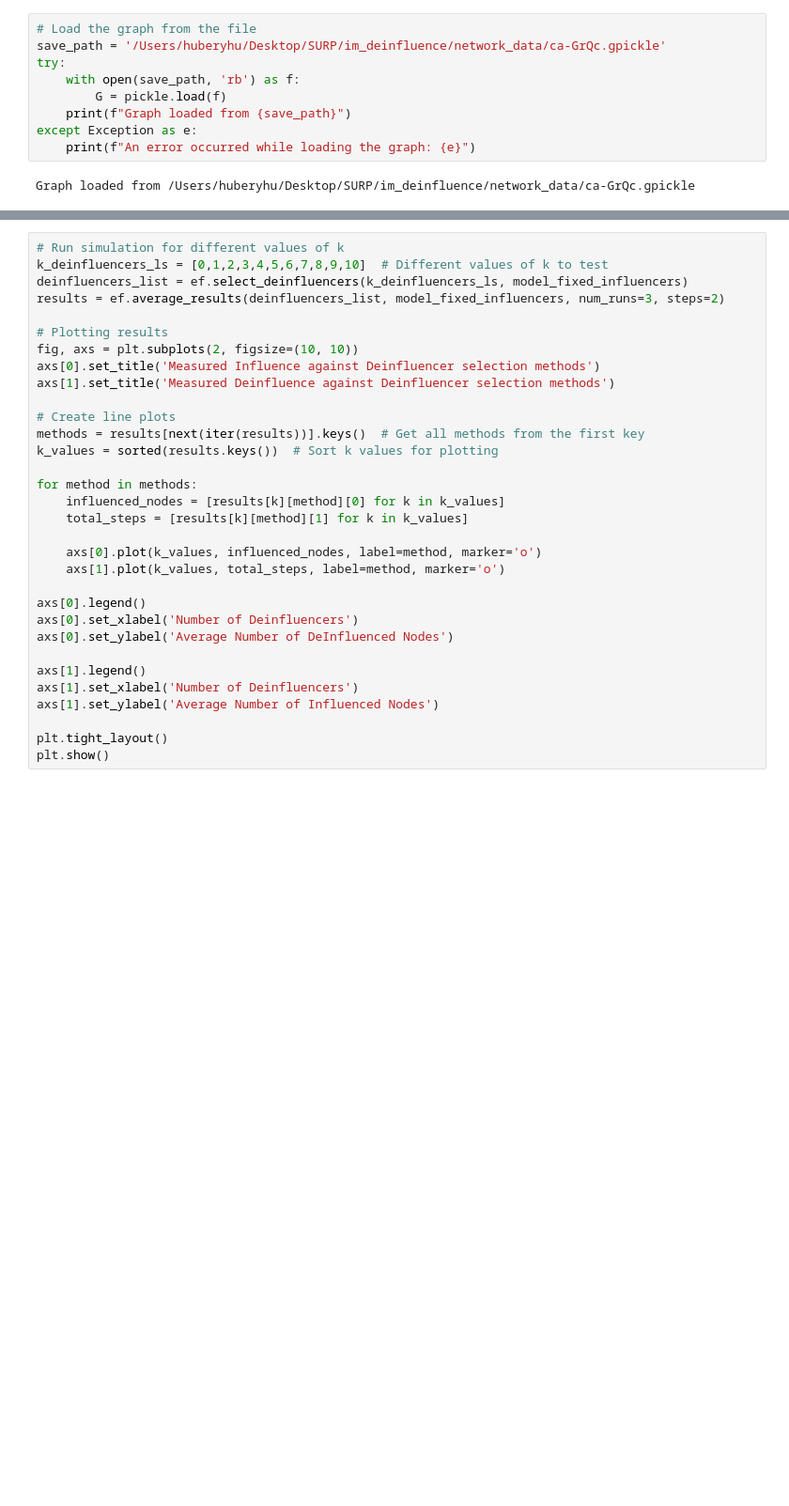
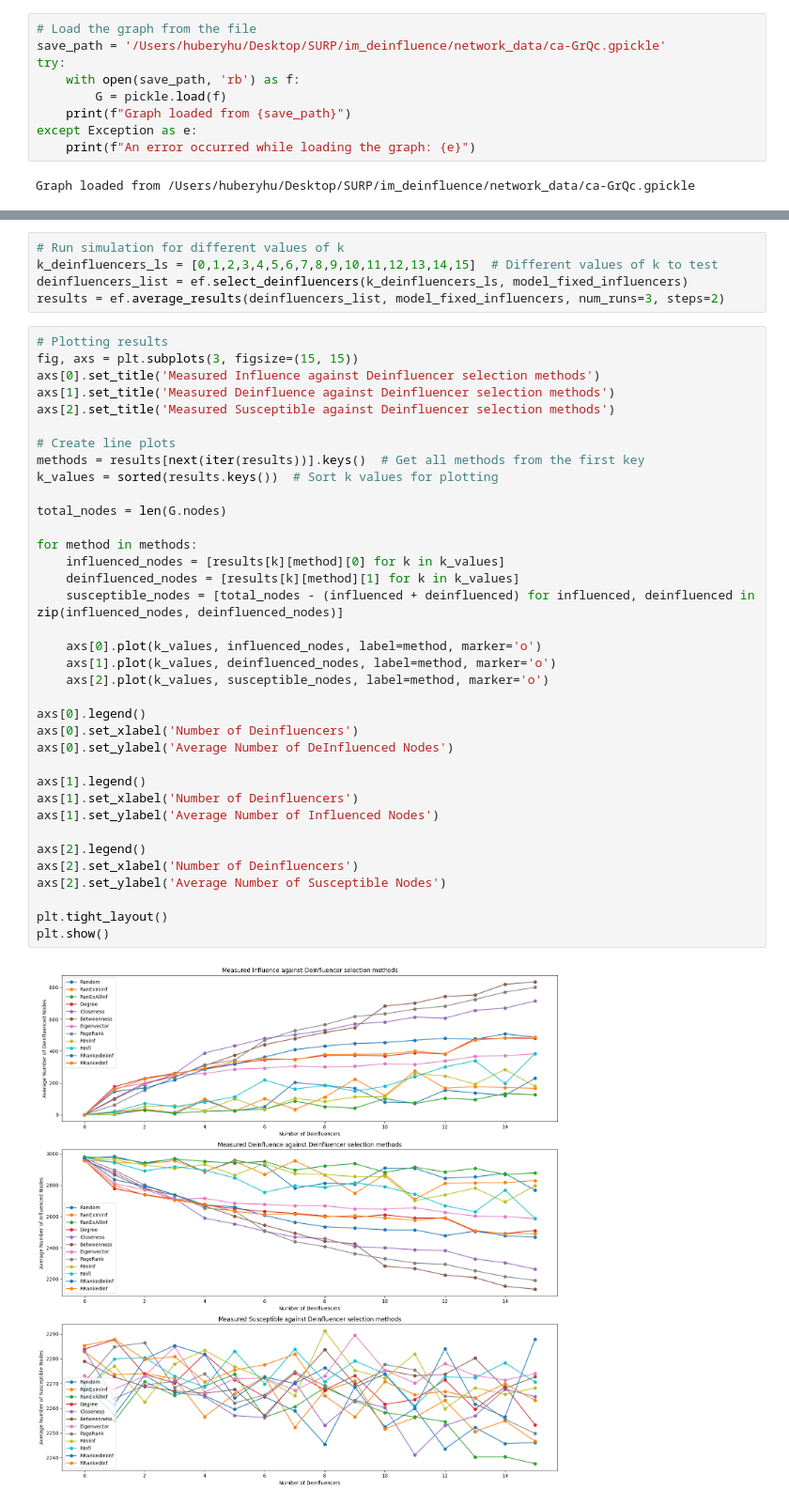
Before and after one commit to huberyhub/im_deinfluence, a Jupyter notebook: 5.6.1.ipynb, the cells around one changed output, grey strips where cells are left out. Shown at 94% size. Drawn from its saved outputs; the diff is of its cells as text; blank space fills up the shorter version.

```diff
--- a/5.6.1.ipynb
+++ b/5.6.1.ipynb
@@ -46,32 +46,43 @@ influencer {15616, 1025, 13060, 8711, 3209, 7689, 20489, 13712, 8854, 21404, 399
+# %%
+# Run simulation for different values of k
+k_deinfluencers_ls = [0,1,2,3,4,5,6,7,8,9,10,11,12,13,14,15]  # Different values of k to test
+deinfluencers_list = ef.select_deinfluencers(k_deinfluencers_ls, model_fixed_influencers)
+results = ef.average_results(deinfluencers_list, model_fixed_influencers, num_runs=3, steps=2)
 # %%
-# Run simulation for different values of k
-k_deinfluencers_ls = [0,1,2,3,4,5,6,7,8,9,10]  # Different values of k to test
-deinfluencers_list = ef.select_deinfluencers(k_deinfluencers_ls, model_fixed_influencers)
-results = ef.average_results(deinfluencers_list, model_fixed_influencers, num_runs=3, steps=2)
-
 # Plotting results
-fig, axs = plt.subplots(2, figsize=(10, 10))
+fig, axs = plt.subplots(3, figsize=(15, 15))
 axs[0].set_title('Measured Influence against Deinfluencer selection methods')
 axs[1].set_title('Measured Deinfluence against Deinfluencer selection methods')
+axs[2].set_title('Measured Susceptible against Deinfluencer selection methods')
 
 # Create line plots
 methods = results[next(iter(results))].keys()  # Get all methods from the first key
 k_values = sorted(results.keys())  # Sort k values for plotting
 
+total_nodes = len(G.nodes)
+
 for method in methods:
     influenced_nodes = [results[k][method][0] for k in k_values]
-    total_steps = [results[k][method][1] for k in k_values]
+    deinfluenced_nodes = [results[k][method][1] for k in k_values]
+    susceptible_nodes = [total_nodes - (influenced + deinfluenced) for influenced, deinfluenced in zip(influenced_nodes, deinfluenced_nodes)]
 
     axs[0].plot(k_values, influenced_nodes, label=method, marker='o')
-    axs[1].plot(k_values, total_steps, label=method, marker='o')
+    axs[1].plot(k_values, deinfluenced_nodes, label=method, marker='o')
+    axs[2].plot(k_values, susceptible_nodes, label=method, marker='o')
 
 axs[0].legend()
 axs[0].set_xlabel('Number of Deinfluencers')
 axs[0].set_ylabel('Average Number of DeInfluenced Nodes')
 
 axs[1].legend()
 axs[1].set_xlabel('Number of Deinfluencers')
 axs[1].set_ylabel('Average Number of Influenced Nodes')
 
+axs[2].legend()
+axs[2].set_xlabel('Number of Deinfluencers')
+axs[2].set_ylabel('Average Number of Susceptible Nodes')
+
 plt.tight_layout()
 plt.show()
+# %% [output]
+[figure, added]
```
Also changed, not shown: parts of 1 cell of this notebook, 4 other files.
